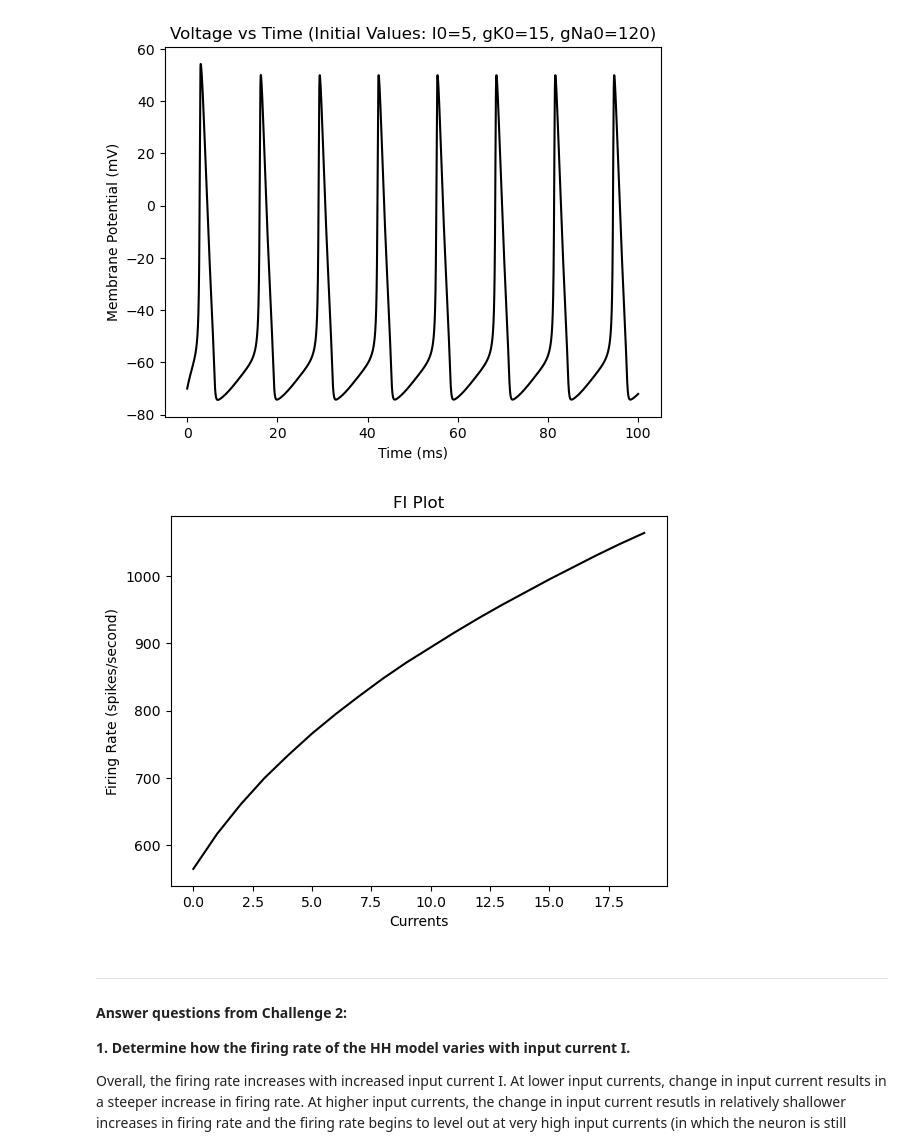
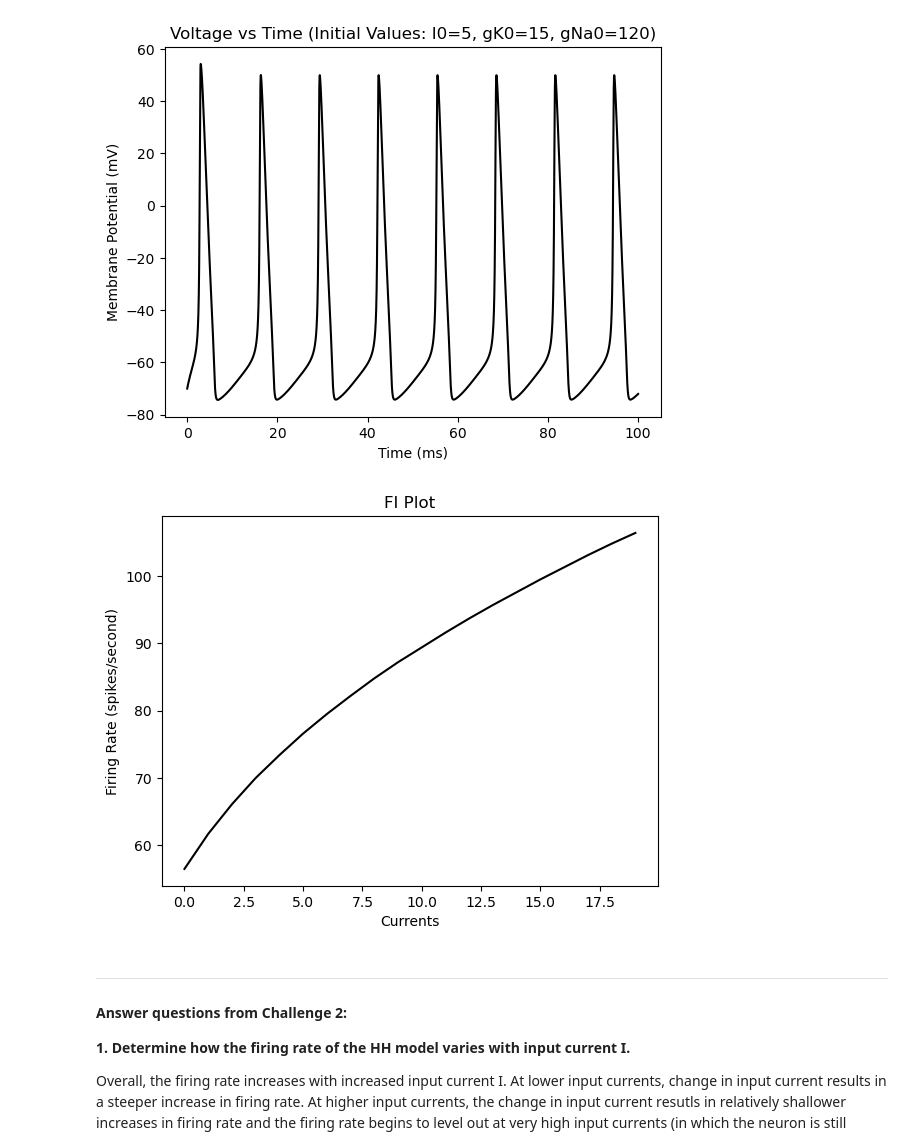
Before and after one commit to brittahn/CASMA665, a Jupyter notebook: Homeworks/AhnB_HW2-HH_CASMA665_F2024.ipynb, the cells around one changed output. Saved outputs shown, nothing was run; the diff lists cells and outputs as text; code cells hidden in the pictures.

```diff
--- a/Homeworks/AhnB_HW2-HH_CASMA665_F2024.ipynb
+++ b/Homeworks/AhnB_HW2-HH_CASMA665_F2024.ipynb
@@ -445,25 +445,25 @@ Firing rate:  80.0  (initial  vals I0=5, gK0=15, gNa0=120)
 # %%
 # Initialize arrays of currents, firing rates
 arr_I = []
 arr_frates = []
 T0 = 10000
 
 for i in range(0,20):
     arr_I.append(i)
 
 # Recursively call the HH_firingrate(I0,T0) function.
 for i in arr_I:
-    arr_frates.append((HH_firingrate(i,T0,15,120)[0])/10)
+    arr_frates.append((HH_firingrate(i,T0,15,120)[0])/100)
     # print(arr_frates)
 
 plt.figure()
 plt.title("FI Plot")
 plt.xlabel("Currents")
 plt.ylabel("Firing Rate (spikes/second)")
 plt.plot(arr_I, arr_frates, 'black')
 plt.show()
 # %% [output]
-[figure, old version]
+[figure, new version]
 # %% [markdown]
 ___
 
```
